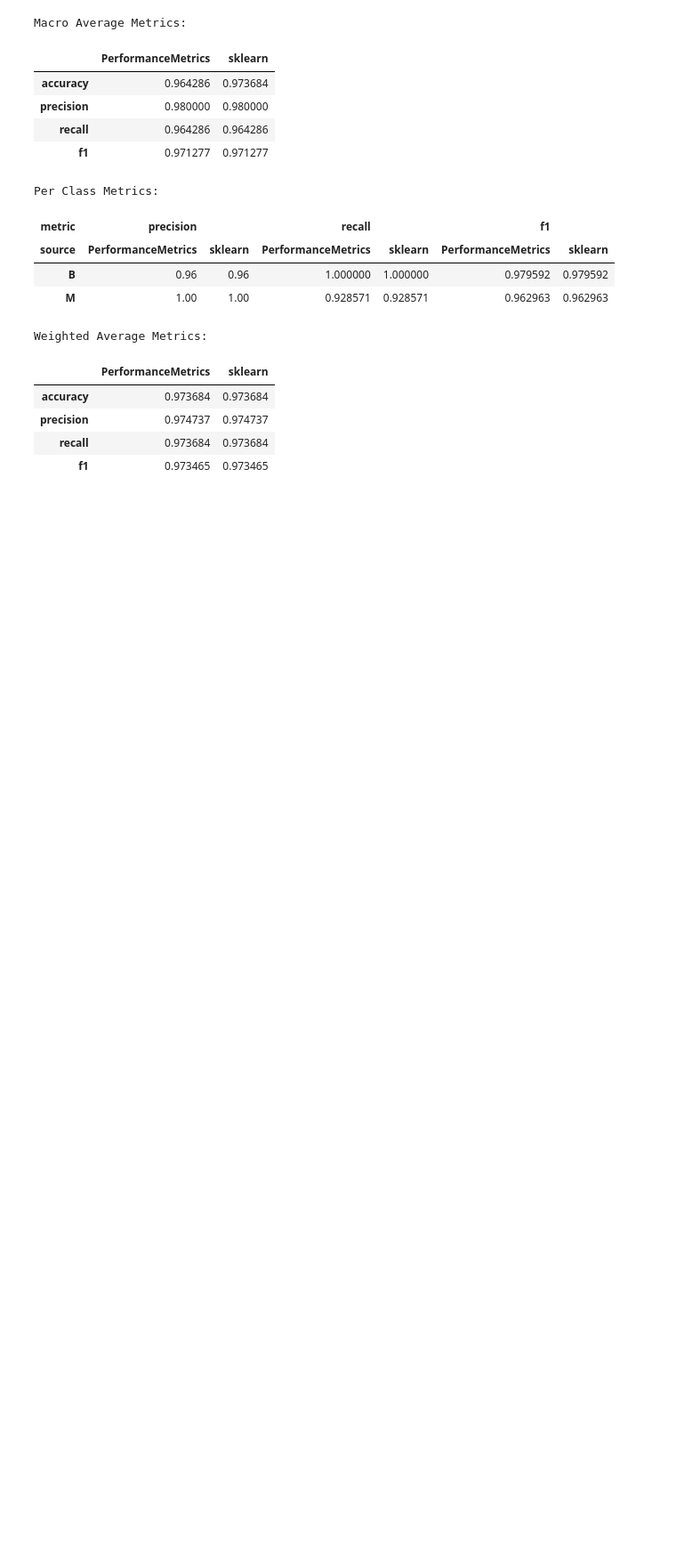
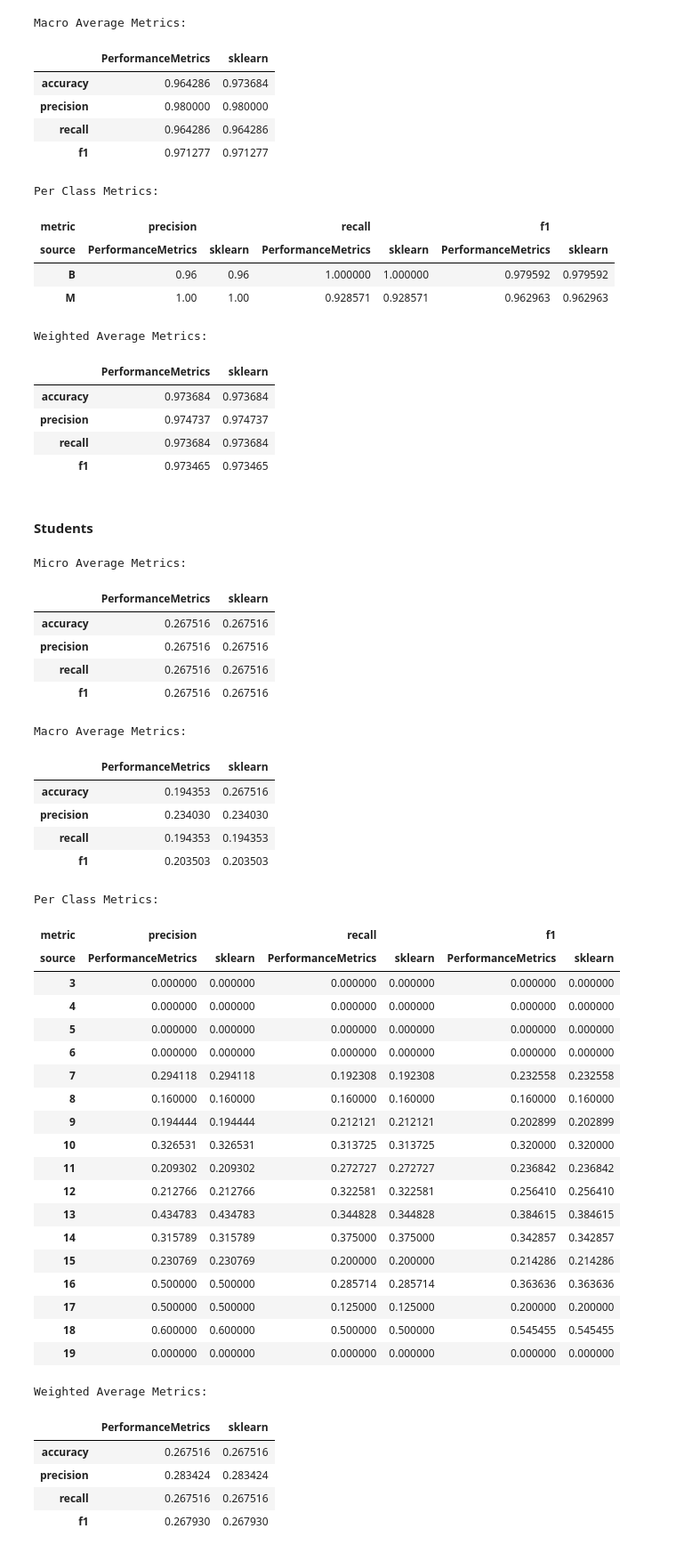
Before and after one commit to psiku/UMA---Techniki-oceny-klasyfikacji, a Jupyter notebook: notebooks/01-performance_metrics-tests.ipynb, the cells around one changed output. Shown at 89% size. Drawn from its saved outputs; the diff is of its cells as text; code cells hidden in the pictures; blank space fills up the shorter version.

```diff
--- a/notebooks/01-performance_metrics-tests.ipynb
+++ b/notebooks/01-performance_metrics-tests.ipynb
@@ -191,3 +330,47 @@ Weighted Average Metrics:
 | precision | 0.974737 | 0.974737 |
 | recall | 0.973684 | 0.973684 |
 | f1 | 0.973465 | 0.973465 |
+# %% [markdown]
+#### Students
+# %%
+performance_metrics, predictions, actual = get_model_results(random_forest, x_students, y_train_students, x_test_students, y_test_students)
+compare_all_metrics(performance_metrics, actual, predictions)
+# %% [output]
+Micro Average Metrics:
+|  | PerformanceMetrics | sklearn |
+| accuracy | 0.267516 | 0.267516 |
+| precision | 0.267516 | 0.267516 |
+| recall | 0.267516 | 0.267516 |
+| f1 | 0.267516 | 0.267516 |
+Macro Average Metrics:
+|  | PerformanceMetrics | sklearn |
+| accuracy | 0.194353 | 0.267516 |
+| precision | 0.234030 | 0.234030 |
+| recall | 0.194353 | 0.194353 |
+| f1 | 0.203503 | 0.203503 |
+Per Class Metrics:
+| metric | precision |  | recall |  | f1 |  |
+| source | PerformanceMetrics | sklearn | PerformanceMetrics | sklearn | PerformanceMetrics | sklearn |
+| 3 | 0.000000 | 0.000000 | 0.000000 | 0.000000 | 0.000000 | 0.000000 |
+| 4 | 0.000000 | 0.000000 | 0.000000 | 0.000000 | 0.000000 | 0.000000 |
+| 5 | 0.000000 | 0.000000 | 0.000000 | 0.000000 | 0.000000 | 0.000000 |
+| 6 | 0.000000 | 0.000000 | 0.000000 | 0.000000 | 0.000000 | 0.000000 |
+| 7 | 0.294118 | 0.294118 | 0.192308 | 0.192308 | 0.232558 | 0.232558 |
+| 8 | 0.160000 | 0.160000 | 0.160000 | 0.160000 | 0.160000 | 0.160000 |
+| 9 | 0.194444 | 0.194444 | 0.212121 | 0.212121 | 0.202899 | 0.202899 |
+| 10 | 0.326531 | 0.326531 | 0.313725 | 0.313725 | 0.320000 | 0.320000 |
+| 11 | 0.209302 | 0.209302 | 0.272727 | 0.272727 | 0.236842 | 0.236842 |
+| 12 | 0.212766 | 0.212766 | 0.322581 | 0.322581 | 0.256410 | 0.256410 |
+| 13 | 0.434783 | 0.434783 | 0.344828 | 0.344828 | 0.384615 | 0.384615 |
+| 14 | 0.315789 | 0.315789 | 0.375000 | 0.375000 | 0.342857 | 0.342857 |
+| 15 | 0.230769 | 0.230769 | 0.200000 | 0.200000 | 0.214286 | 0.214286 |
+| 16 | 0.500000 | 0.500000 | 0.285714 | 0.285714 | 0.363636 | 0.363636 |
+| 17 | 0.500000 | 0.500000 | 0.125000 | 0.125000 | 0.200000 | 0.200000 |
+| 18 | 0.600000 | 0.600000 | 0.500000 | 0.500000 | 0.545455 | 0.545455 |
+| 19 | 0.000000 | 0.000000 | 0.000000 | 0.000000 | 0.000000 | 0.000000 |
+Weighted Average Metrics:
+|  | PerformanceMetrics | sklearn |
+| accuracy | 0.267516 | 0.267516 |
+| precision | 0.283424 | 0.283424 |
+| recall | 0.267516 | 0.267516 |
+| f1 | 0.267930 | 0.267930 |
```
Also changed, not shown: parts of 29 cells of this notebook, 2 other files.
